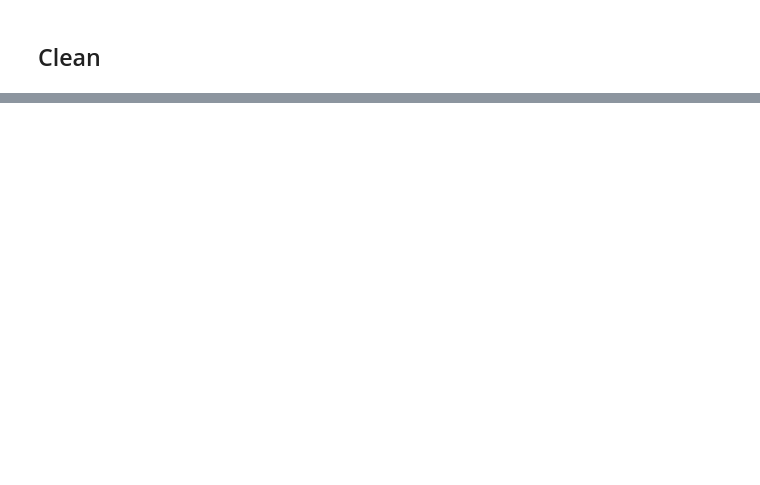
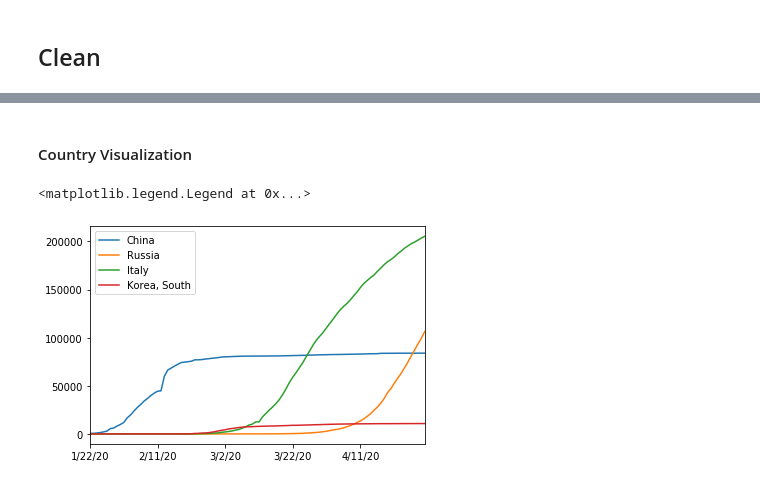
Before and after one commit to Kabayomi/Data-Analysis-with-COVID19-Dataset, a Jupyter notebook: covid_analysis.ipynb, the cells around one changed output, grey strips where cells are left out. Drawn from its saved outputs; the diff is of its cells as text; code cells hidden in the pictures; blank space fills up the shorter version.

```diff
--- a/covid_analysis.ipynb
+++ b/covid_analysis.ipynb
@@ -10,2 +19,5 @@ with zipfile.ZipFile('armenia.zip', 'r') as myzip:
 # %% [markdown]
 ## Assess
+# %%
+corona_data = pd.read_csv("covid_data.csv")
+corona_data.info()
@@ -19,0 +49,2 @@ with zipfile.ZipFile('armenia.zip', 'r') as myzip:
+# %%
+corona_data.drop(["Lat", "Long"], axis=1, inplace=True)
@@ -19,0 +53,2 @@ with zipfile.ZipFile('armenia.zip', 'r') as myzip:
+# %%
+corona_data_group = corona_data.groupby("Country/Region").sum()
@@ -19,0 +68,2 @@ with zipfile.ZipFile('armenia.zip', 'r') as myzip:
+# %% [markdown]
+#### Country Visualization
@@ -19,0 +73,10 @@ with zipfile.ZipFile('armenia.zip', 'r') as myzip:
+# %%
+# Plot visualization
+corona_data_group.loc["China"].plot()
+corona_data_group.loc["Russia"].plot()
+corona_data_group.loc["Italy"].plot()
+corona_data_group.loc["Korea, South"].plot()
+plt.legend()
+# %% [output]
+<matplotlib.legend.Legend at 0x...>
+[figure, added]
```
Also changed, not shown: parts of 42 cells of this notebook, 2 other files.
